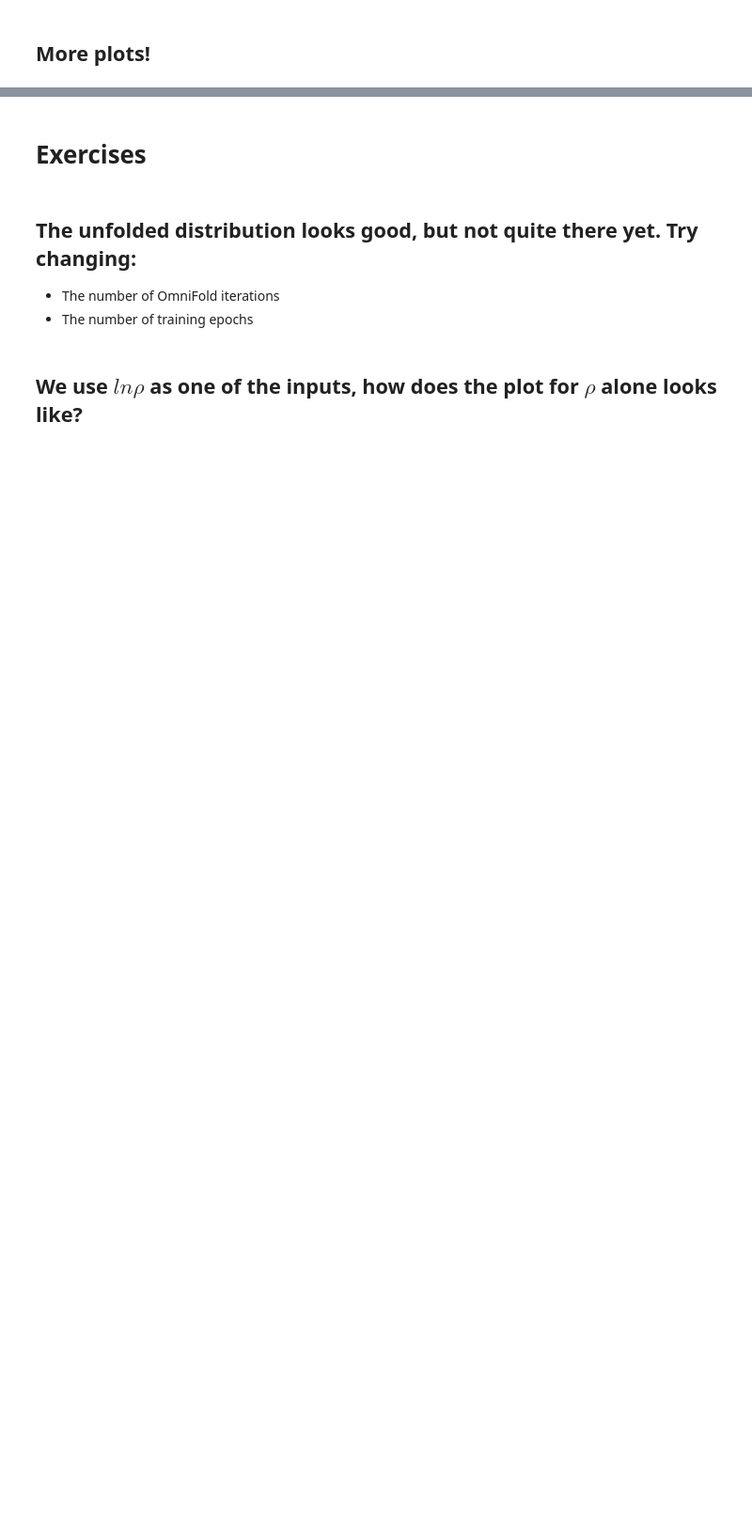
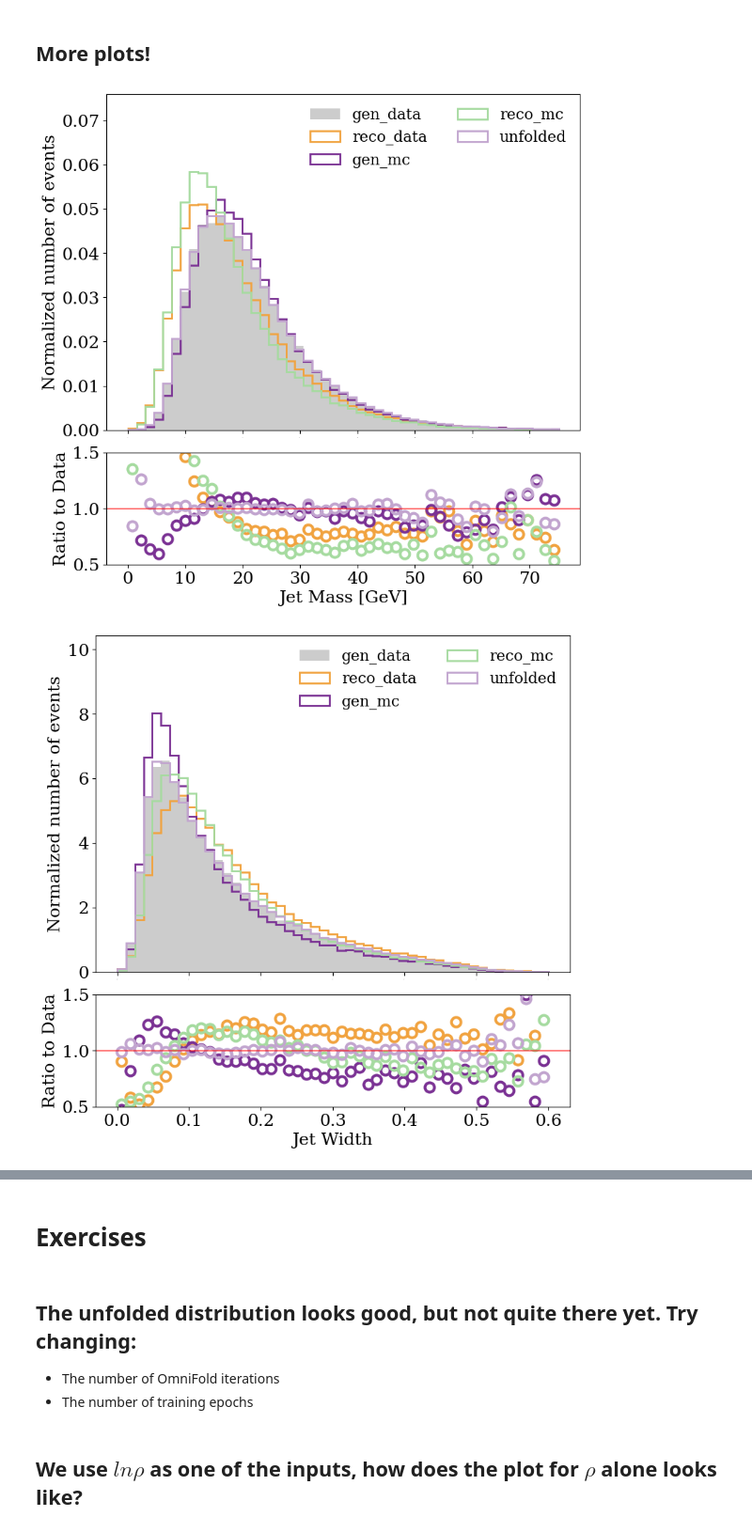
Before and after one commit to ml4fp/2024-lbnl, a Jupyter notebook: unfolding/OmniFold_tutorial_physics_answers.ipynb, the cells around one changed output, grey strips where cells are left out. Shown at 94% size. Drawn from its saved outputs; the diff is of its cells as text; code cells hidden in the pictures; blank space fills up the shorter version.

```diff
--- a/unfolding/OmniFold_tutorial_physics_answers.ipynb
+++ b/unfolding/OmniFold_tutorial_physics_answers.ipynb
@@ -77,17 +133,20 @@ unfolded_weights  = omnifold.reweight(validation_data,omnifold.model2,batch_size
 # %%
 for iv, var in enumerate(var_names):
     data_dict = {
     'gen_data': gen_data[:,iv],
     'reco_data': reco_data[:,iv],
     'gen_mc': gen_mc[:,iv],
     'reco_mc': reco_mc[:,iv],
-    'unfolded': gen_mc[:,iv],
+    'unfolded': validation_data[:,iv],
     }
     weight_dict = {
     'gen_data': data.weight,
     'reco_data': data.weight,
     'gen_mc': mc.weight,
     'reco_mc': mc.weight,
     'unfolded': unfolded_weights,
     }
     HistRoutine(data_dict,var, reference_name = 'gen_data',binning=binning[iv])
+# %% [output]
+[figure, added]
+[figure, added]
```
Also changed, not shown: parts of 8 cells of this notebook, 1 other file.
